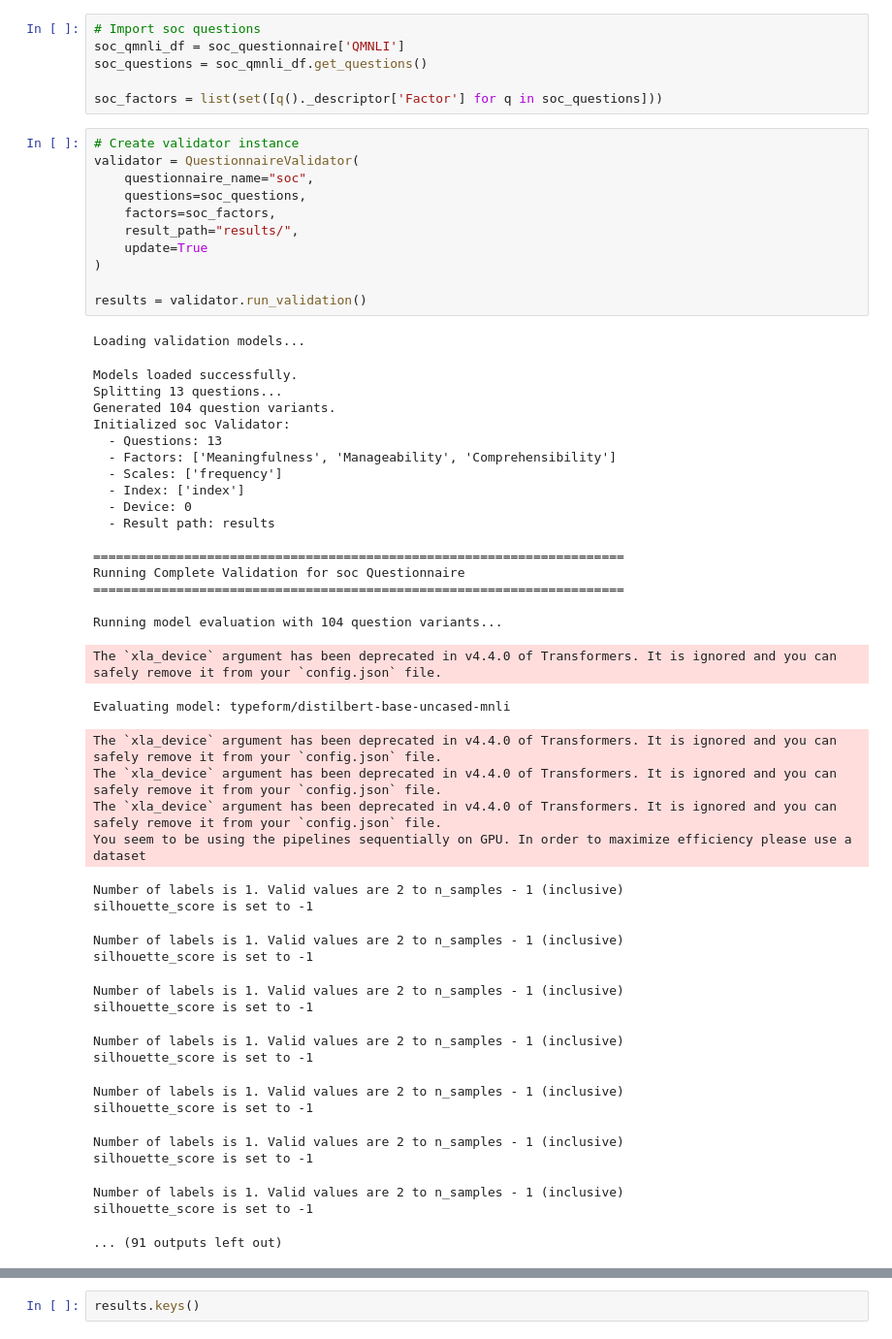
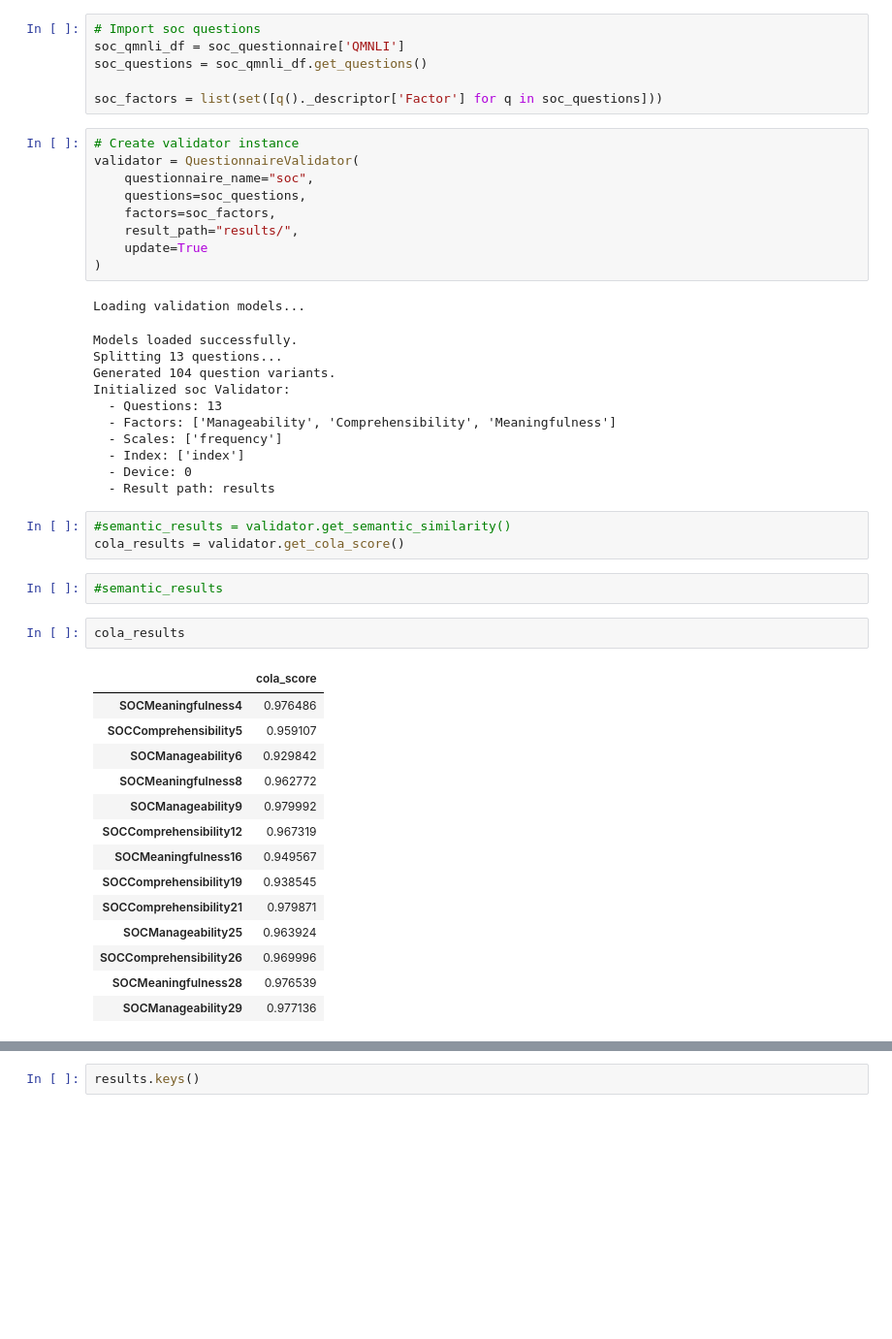
Before and after one commit to cnai-lab/qpsychometric, a Jupyter notebook: qpsychometric/mental_health/sense_of_coherence/validations/soc_validation.ipynb, the cells around one changed output, grey strips where cells are left out. Shown at 97% size. Cells and saved outputs as stored; diff of their text form; blank space fills up the shorter version.

Commit message:
fixed cola and semantic for soc, cronbach alpha now at 0.9042

```diff
--- a/qpsychometric/mental_health/sense_of_coherence/validations/soc_validation.ipynb
+++ b/qpsychometric/mental_health/sense_of_coherence/validations/soc_validation.ipynb
@@ -16,8 +16,6 @@ validator = QuestionnaireValidator(
     result_path="results/",
     update=True
 )
-
-results = validator.run_validation()
 # %% [output]
 Loading validation models...
 Models loaded successfully.
@@ -25,35 +23,30 @@ Splitting 13 questions...
 Generated 104 question variants.
 Initialized soc Validator:
   - Questions: 13
-  - Factors: ['Meaningfulness', 'Manageability', 'Comprehensibility']
+  - Factors: ['Manageability', 'Comprehensibility', 'Meaningfulness']
   - Scales: ['frequency']
   - Index: ['index']
   - Device: 0
   - Result path: results
-
-======================================================================
-Running Complete Validation for soc Questionnaire
-======================================================================
-
-Running model evaluation with 104 question variants...
-The `xla_device` argument has been deprecated in v4.4.0 of Transformers. It is ignored and you can safely remove it from your `config.json` file.
-Evaluating model: typeform/distilbert-base-uncased-mnli
-The `xla_device` argument has been deprecated in v4.4.0 of Transformers. It is ignored and you can safely remove it from your `config.json` file.
-The `xla_device` argument has been deprecated in v4.4.0 of Transformers. It is ignored and you can safely remove it from your `config.json` file.
-The `xla_device` argument has been deprecated in v4.4.0 of Transformers. It is ignored and you can safely remove it from your `config.json` file.
-You seem to be using the pipelines sequentially on GPU. In order to maximize efficiency please use a dataset
-Number of labels is 1. Valid values are 2 to n_samples - 1 (inclusive)
-silhouette_score is set to -1
-Number of labels is 1. Valid values are 2 to n_samples - 1 (inclusive)
-silhouette_score is set to -1
-Number of labels is 1. Valid values are 2 to n_samples - 1 (inclusive)
-silhouette_score is set to -1
-Number of labels is 1. Valid values are 2 to n_samples - 1 (inclusive)
-silhouette_score is set to -1
-Number of labels is 1. Valid values are 2 to n_samples - 1 (inclusive)
-silhouette_score is set to -1
-Number of labels is 1. Valid values are 2 to n_samples - 1 (inclusive)
-silhouette_score is set to -1
-Number of labels is 1. Valid values are 2 to n_samples - 1 (inclusive)
-silhouette_score is set to -1
-... (91 outputs left out)
+# %%
+#semantic_results = validator.get_semantic_similarity()
+cola_results = validator.get_cola_score()
+# %%
+#semantic_results
+# %%
+cola_results
+# %% [output]
+|  | cola_score |
+| SOCMeaningfulness4 | 0.976486 |
+| SOCComprehensibility5 | 0.959107 |
+| SOCManageability6 | 0.929842 |
+| SOCMeaningfulness8 | 0.962772 |
+| SOCManageability9 | 0.979992 |
+| SOCComprehensibility12 | 0.967319 |
+| SOCMeaningfulness16 | 0.949567 |
+| SOCComprehensibility19 | 0.938545 |
+| SOCComprehensibility21 | 0.979871 |
+| SOCManageability25 | 0.963924 |
+| SOCComprehensibility26 | 0.969996 |
+| SOCMeaningfulness28 | 0.976539 |
+| SOCManageability29 | 0.977136 |
```
Also changed, not shown: parts of 9 cells of this notebook, 5 other files.
